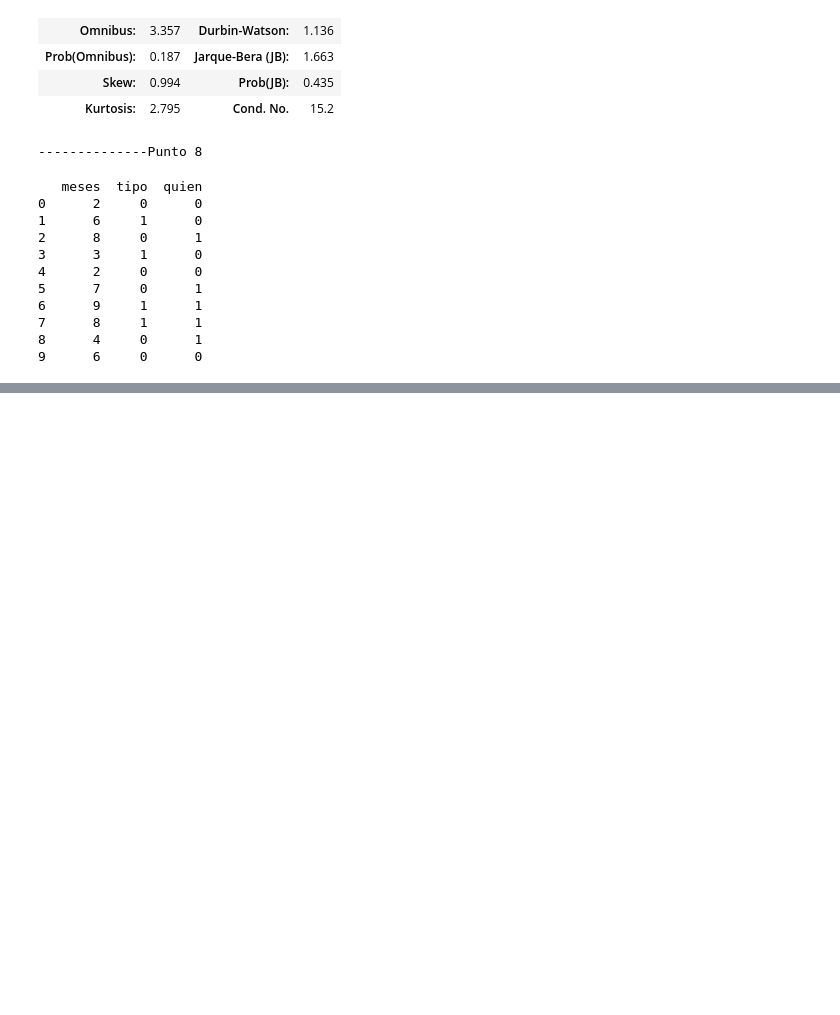
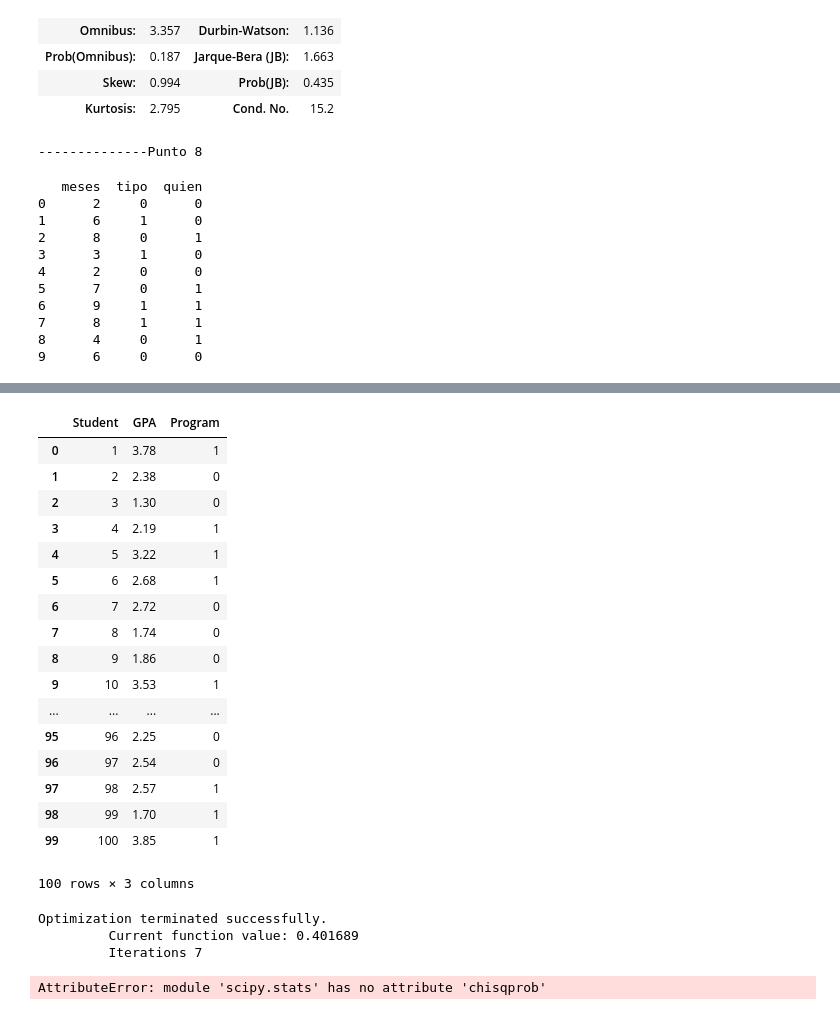
Before and after one commit to NoRoboto/jupyter-notebooks, a Jupyter notebook: estadistica/taller/Taller.ipynb, the cells around one changed output, grey strips where cells are left out. Cells and saved outputs as stored; diff of their text form; code cells hidden in the pictures; blank space fills up the shorter version.

```diff
--- a/estadistica/taller/Taller.ipynb
+++ b/estadistica/taller/Taller.ipynb
@@ -399,3 +399,36 @@ OLS Regression Results
 | Prob(Omnibus): | 0.788 | Jarque-Bera (JB): | 0.484 |
 | Skew: | 0.382 | Prob(JB): | 0.785 |
 | Kurtosis: | 2.239 | Cond. No. | 20.6 |
+# %%
+df = pd.read_csv('Lakeland.csv', decimal=",")
+Y = df.pop('Return')
+X = df[['GPA', 'Program']]
+X = sm.add_constant(X)
+df
+# %% [output]
+|  | Student | GPA | Program |
+| 0 | 1 | 3.78 | 1 |
+| 1 | 2 | 2.38 | 0 |
+| 2 | 3 | 1.30 | 0 |
+| 3 | 4 | 2.19 | 1 |
+| 4 | 5 | 3.22 | 1 |
+| 5 | 6 | 2.68 | 1 |
+| 6 | 7 | 2.72 | 0 |
+| 7 | 8 | 1.74 | 0 |
+| 8 | 9 | 1.86 | 0 |
+| 9 | 10 | 3.53 | 1 |
+| ... | ... | ... | ... |
+| 95 | 96 | 2.25 | 0 |
+| 96 | 97 | 2.54 | 0 |
+| 97 | 98 | 2.57 | 1 |
+| 98 | 99 | 1.70 | 1 |
+| 99 | 100 | 3.85 | 1 |
+100 rows × 3 columns
+# %%
+model = sm.Logit(Y, X).fit()
+model.summary()
+# %% [output]
+Optimization terminated successfully.
+         Current function value: 0.401689
+         Iterations 7
+AttributeError: module 'scipy.stats' has no attribute 'chisqprob'
```
Also changed, not shown: parts of 10 cells of this notebook, 1 other file.
